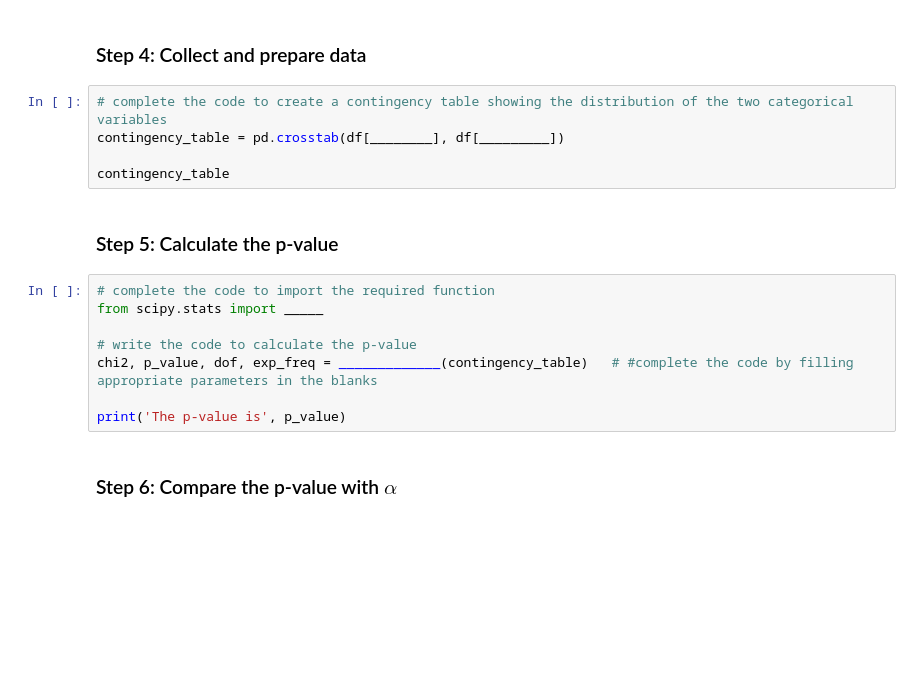
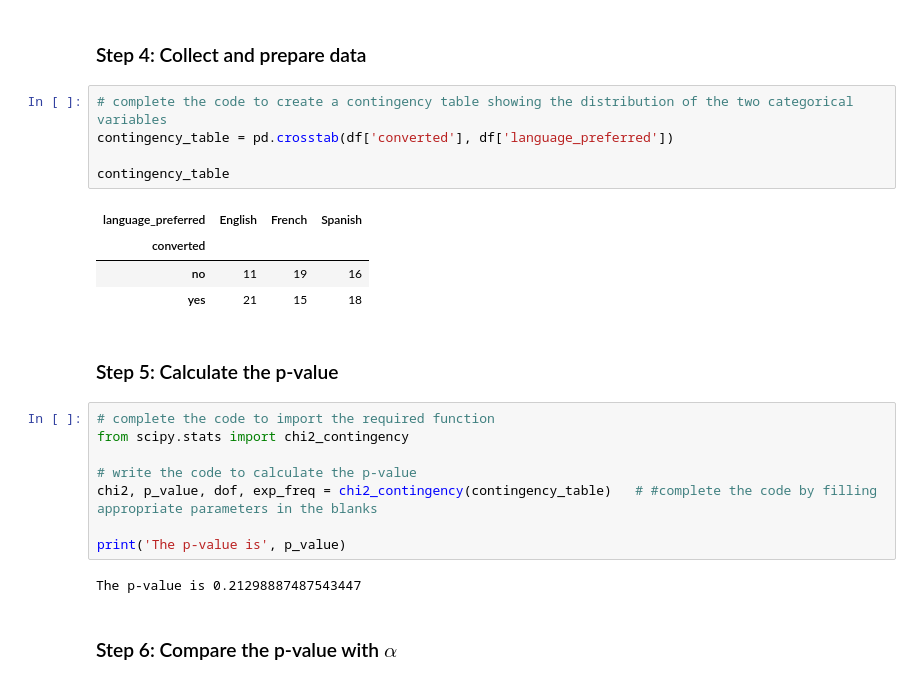
Before and after one commit to erika024/data-science, a Jupyter notebook: ENews_Express_Learner_Notebook_5BLow_Code_Version_5D.ipynb, the cells around one changed output. Drawn from its saved outputs; the diff is of its cells as text; blank space fills up the shorter version.

```diff
--- a/ENews_Express_Learner_Notebook_5BLow_Code_Version_5D.ipynb
+++ b/ENews_Express_Learner_Notebook_5BLow_Code_Version_5D.ipynb
@@ -451,19 +465,26 @@ As given in the problem statement, we select α = 0.05.
 ### Step 4: Collect and prepare data
 # %%
 # complete the code to create a contingency table showing the distribution of the two categorical variables
-contingency_table = pd.crosstab(df[________], df[_________])
+contingency_table = pd.crosstab(df['converted'], df['language_preferred'])
 
 contingency_table
+# %% [output]
+| language_preferred | English | French | Spanish |
+| converted |  |  |  |
+| no | 11 | 19 | 16 |
+| yes | 21 | 15 | 18 |
 # %% [markdown]
 ### Step 5: Calculate the p-value
 # %%
 # complete the code to import the required function
-from scipy.stats import _____
+from scipy.stats import chi2_contingency
 
 # write the code to calculate the p-value
-chi2, p_value, dof, exp_freq = _____________(contingency_table)   # #complete the code by filling appropriate parameters in the blanks
+chi2, p_value, dof, exp_freq = chi2_contingency(contingency_table)   # #complete the code by filling appropriate parameters in the blanks
 
 print('The p-value is', p_value)
+# %% [output]
+The p-value is 0.21298887487543447
 # %% [markdown]
 ### Step 6: Compare the p-value with $\alpha$
 # %%
```
Also changed, not shown: parts of 22 cells of this notebook.
